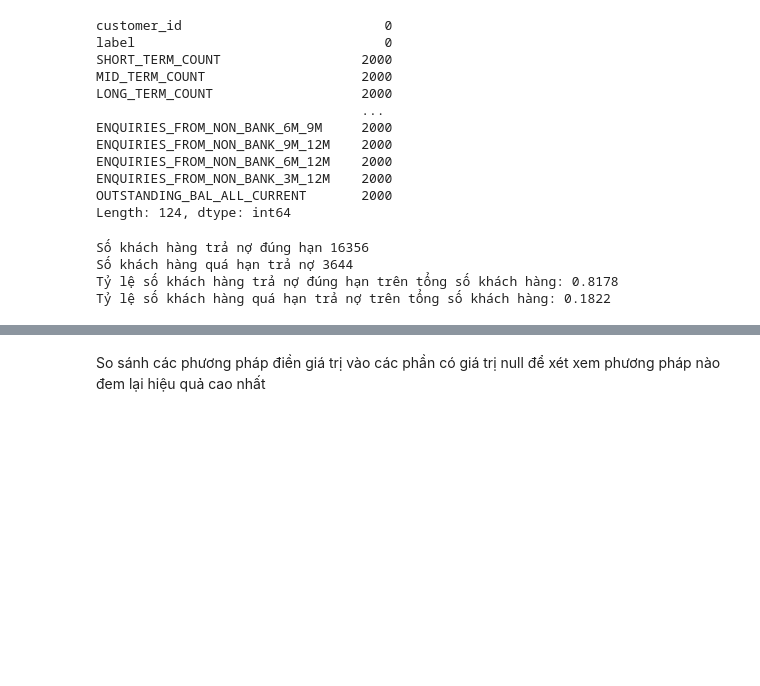
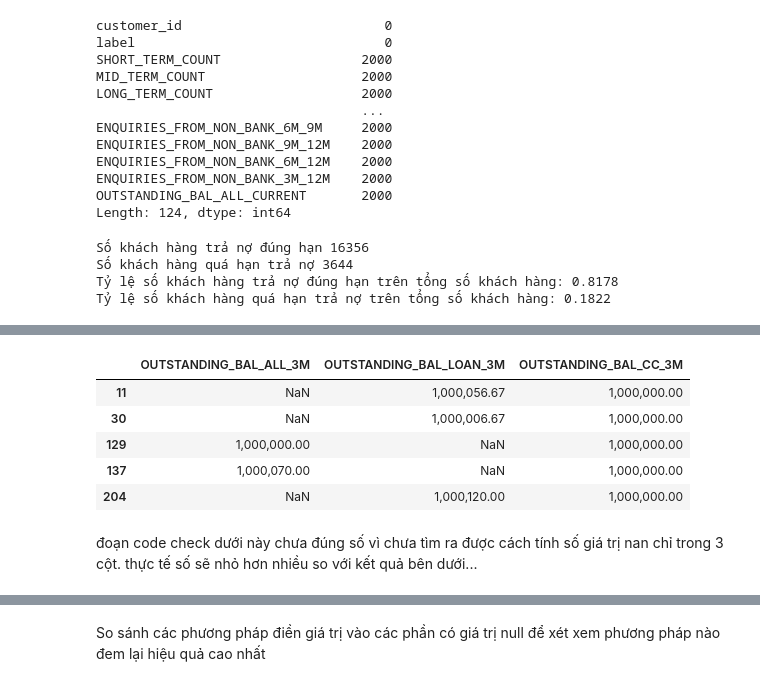
Before and after one commit to tunglam-2005/DSTC_bank, a Jupyter notebook: Vòng_2.ipynb, the cells around one changed output, grey strips where cells are left out. Saved outputs shown, nothing was run; the diff lists cells and outputs as text; code cells hidden in the pictures; blank space fills up the shorter version.

```diff
--- a/Vòng_2.ipynb
+++ b/Vòng_2.ipynb
@@ -150,0 +184,6 @@ remaining_columns
+# %%
+credit_data['NUMBER_OF_RELATIONSHIP'] = credit_data['NUMBER_OF_RELATIONSHIP'].fillna(credit_data['NUMBER_OF_RELATIONSHIP_BANK'] + credit_data['NUMBER_OF_RELATIONSHIP_NON_BANK']-1)
+credit_data['NUMBER_OF_RELATIONSHIP_BANK'] = credit_data['NUMBER_OF_RELATIONSHIP_BANK'].fillna(credit_data['NUMBER_OF_RELATIONSHIP'] - credit_data['NUMBER_OF_RELATIONSHIP_NON_BANK'] +1)
+credit_data['NUMBER_OF_RELATIONSHIP_NON_BANK'] = credit_data['NUMBER_OF_RELATIONSHIP_NON_BANK'].fillna(credit_data['NUMBER_OF_RELATIONSHIP'] - credit_data['NUMBER_OF_RELATIONSHIP_BANK'] +1)
+
+credit_data['NUMBER_OF_RELATIONSHIP'].isna().sum(), credit_data['NUMBER_OF_RELATIONSHIP_BANK'].isna().sum(), credit_data['NUMBER_OF_RELATIONSHIP_NON_BANK'].isna().sum()
@@ -150,0 +221,20 @@ remaining_columns
+# %%
+def print_nan_for_loans(df, periods):
+    for period in periods:
+        loan_col = f'NUM_NEW_LOAN_TAKEN_{period}M'
+        bank_col = f'NUM_NEW_LOAN_TAKEN_BANK_{period}M'
+        non_bank_col = f'NUM_NEW_LOAN_TAKEN_NON_BANK_{period}M'
+
+        nan_count_per_row = df[[loan_col, bank_col, non_bank_col]].isna().sum(axis=1)
+        rows_with_1 = (nan_count_per_row == 1).sum()
+        print(f"Số lượng dòng có 1 giá trị NaN trong {period}M: {rows_with_1}")
+        rows_with_2 = (nan_count_per_row == 2).sum()
+        print(f"Số lượng dòng có 2 giá trị NaN trong {period}M: {rows_with_2}")
+        rows_with_3 = (nan_count_per_row == 3).sum()
+        print(f"Số lượng dòng có 3 giá trị NaN trong {period}M: {rows_with_3}")
+
+
+
+periods = [3, 6, 9, 12]
+
+print_nan_for_loans(credit_data, periods)
@@ -150,0 +285,28 @@ remaining_columns
+# %%
+
+# columns_to_check = [
+#     'OUTSTANDING_BAL_ALL_3M', 'OUTSTANDING_BAL_LOAN_3M', 'OUTSTANDING_BAL_CC_3M',
+#     'OUTSTANDING_BAL_ALL_6M', 'OUTSTANDING_BAL_LOAN_6M', 'OUTSTANDING_BAL_CC_6M',
+#     'OUTSTANDING_BAL_ALL_9M', 'OUTSTANDING_BAL_LOAN_9M', 'OUTSTANDING_BAL_CC_9M',
+#     'OUTSTANDING_BAL_ALL_12M', 'OUTSTANDING_BAL_LOAN_12M', 'OUTSTANDING_BAL_CC_12M'
+# ]
+
+def rows_with_one_nan(df, columns):
+    nan_count_per_row = df[columns].isna().sum(axis=1)
+    rows_with_one_nan = df[nan_count_per_row == 1]
+    return rows_with_one_nan
+
+columns_to_check = ['OUTSTANDING_BAL_ALL_3M', 'OUTSTANDING_BAL_LOAN_3M', 'OUTSTANDING_BAL_CC_3M']
+
+rows_with_exactly_one_nan = rows_with_one_nan(credit_data, columns_to_check)
+
+rows_with_exactly_one_nan[columns_to_check].head()
+# %% [output]
+|  | OUTSTANDING_BAL_ALL_3M | OUTSTANDING_BAL_LOAN_3M | OUTSTANDING_BAL_CC_3M |
+| 11 | NaN | 1,000,056.67 | 1,000,000.00 |
+| 30 | NaN | 1,000,006.67 | 1,000,000.00 |
+| 129 | 1,000,000.00 | NaN | 1,000,000.00 |
+| 137 | 1,000,070.00 | NaN | 1,000,000.00 |
+| 204 | NaN | 1,000,120.00 | 1,000,000.00 |
+# %% [markdown]
+đoạn code check dưới này chưa đúng số vì chưa tìm ra được cách tính số giá trị nan chỉ trong 3 cột. thực tế số sẽ nhỏ hơn nhiều so với kết quả bên dưới...
```
Also changed, not shown: parts of 42 cells of this notebook.
